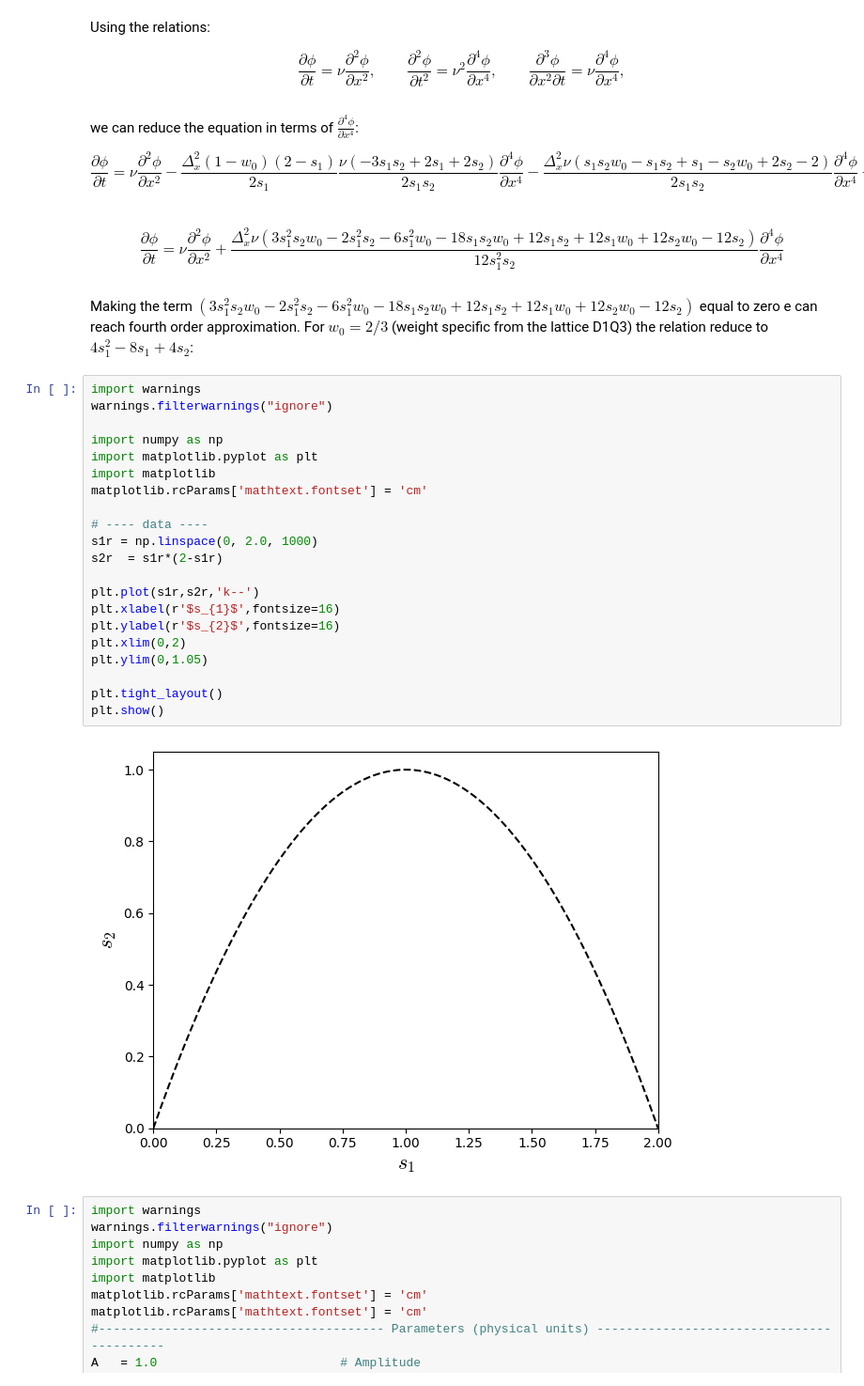
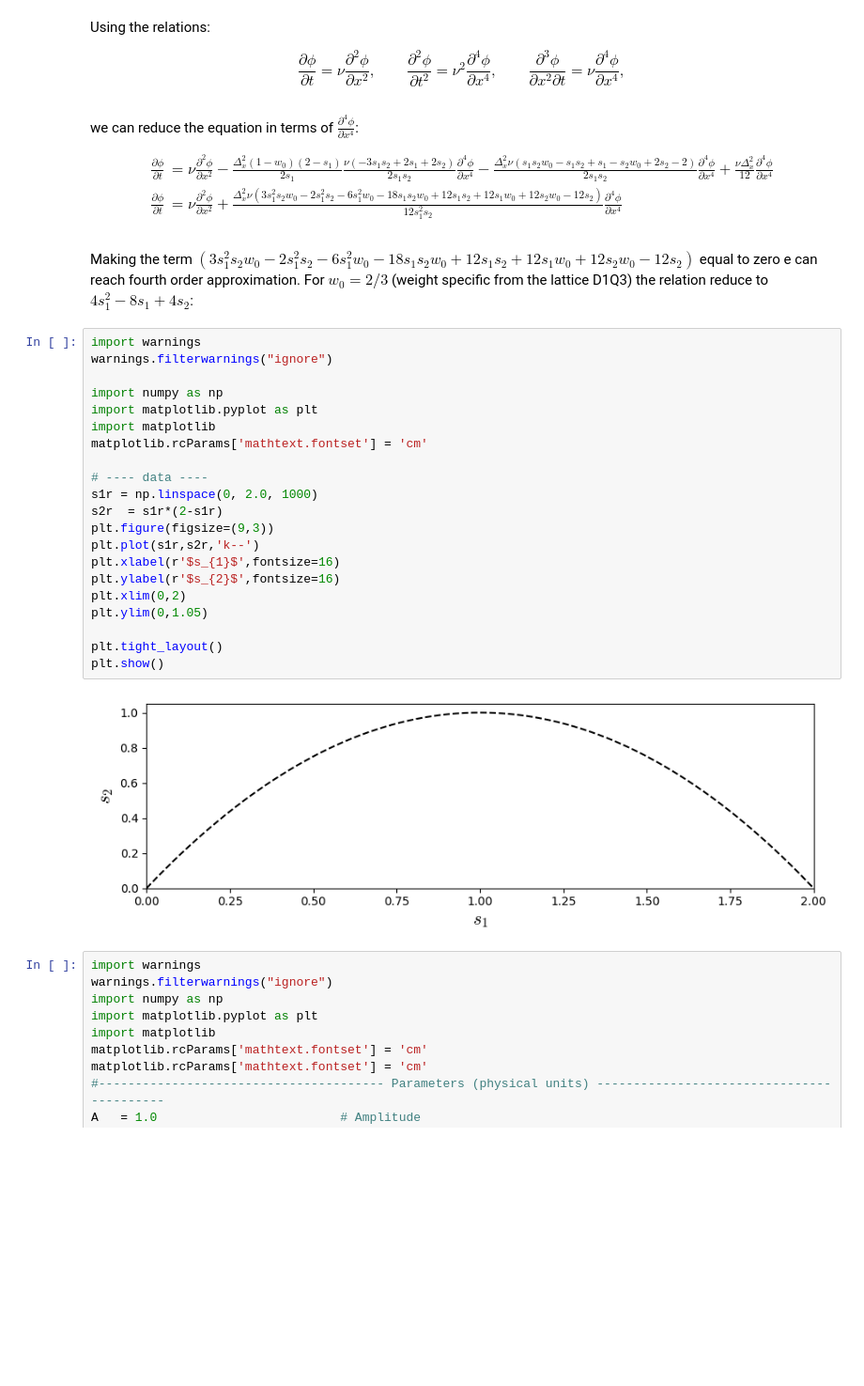
Before and after one commit to Ricardoleite/Bazarin-R.L.M.-AcademicDocumentation, a Jupyter notebook: docs/source/LBM-Study/FDM-Belloti/FDM-LBM-Diffusive.ipynb, the cells around one changed output. Shown at 94% size. Saved outputs shown, nothing was run; the diff lists cells and outputs as text; blank space fills up the shorter version.

```diff
--- a/docs/source/LBM-Study/FDM-Belloti/FDM-LBM-Diffusive.ipynb
+++ b/docs/source/LBM-Study/FDM-Belloti/FDM-LBM-Diffusive.ipynb
@@ -949,37 +954,36 @@ $$
 we can reduce the equation in terms of $\frac{\partial^{4}\phi}{\partial x^{4}}$:
 
 $$
-\frac{\partial \phi}{\partial t} = \nu\frac{\partial^{2}\phi}{\partial x^{2}} - \frac{\Delta_{x}^{2} (1-w_{0})\left(2 - s_{1}\right)}{2 s_{1} }\frac{\nu \left(- 3 s_{1} s_{2} + 2 s_{1} + 2 s_{2}\right)}{2 s_{1} s_{2}} \frac{\partial^{4}\phi}{\partial x^{4}}  - \frac{ \Delta_{x}^{2} \nu \left(s_{1} s_{2} w_{0} - s_{1} s_{2} + s_{1} - s_{2} w_{0} + 2 s_{2} - 2\right)}{2 s_{1} s_{2}} \frac{\partial^{4}\phi}{\partial x^{4}} + \frac{\nu\Delta_{x}^{2}}{12} \frac{\partial^{4}\phi}{\partial x^{4}}
+\begin{array}{rl}
+\displaystyle\frac{\partial \phi}{\partial t} & = \nu \displaystyle\frac{\partial^{2}\phi}{\partial x^{2}} - \frac{\Delta_{x}^{2} (1-w_{0})\left(2 - s_{1}\right)}{2 s_{1} }\frac{\nu \left(- 3 s_{1} s_{2} + 2 s_{1} + 2 s_{2}\right)}{2 s_{1} s_{2}} \frac{\partial^{4}\phi}{\partial x^{4}}  - \frac{ \Delta_{x}^{2} \nu \left(s_{1} s_{2} w_{0} - s_{1} s_{2} + s_{1} - s_{2} w_{0} + 2 s_{2} - 2\right)}{2 s_{1} s_{2}} \frac{\partial^{4}\phi}{\partial x^{4}} + \frac{\nu\Delta_{x}^{2}}{12} \frac{\partial^{4}\phi}{\partial x^{4}}\\
+\displaystyle\frac{\partial \phi}{\partial t} & = \nu \displaystyle\frac{\partial^{2}\phi}{\partial x^{2}} + \frac{\Delta_{x}^{2} \nu \left(3 s_{1}^{2} s_{2} w_{0} - 2 s_{1}^{2} s_{2} - 6 s_{1}^{2} w_{0} - 18 s_{1} s_{2} w_{0} + 12 s_{1} s_{2} + 12 s_{1} w_{0} + 12 s_{2} w_{0} - 12 s_{2}\right)}{12 s_{1}^{2} s_{2}} \frac{\partial^{4}\phi}{\partial x^{4}}
+\end{array}
 $$
-# %% [markdown]
-$$
-\frac{\partial \phi}{\partial t} = \nu\frac{\partial^{2}\phi}{\partial x^{2}} + \frac{\Delta_{x}^{2} \nu \left(3 s_{1}^{2} s_{2} w_{0} - 2 s_{1}^{2} s_{2} - 6 s_{1}^{2} w_{0} - 18 s_{1} s_{2} w_{0} + 12 s_{1} s_{2} + 12 s_{1} w_{0} + 12 s_{2} w_{0} - 12 s_{2}\right)}{12 s_{1}^{2} s_{2}} \frac{\partial^{4}\phi}{\partial x^{4}}
-$$
 # %% [markdown]
 Making the term $\left(3 s_{1}^{2} s_{2} w_{0} - 2 s_{1}^{2} s_{2} - 6 s_{1}^{2} w_{0} - 18 s_{1} s_{2} w_{0} + 12 s_{1} s_{2} + 12 s_{1} w_{0} + 12 s_{2} w_{0} - 12 s_{2}\right)$ equal to zero e can reach fourth order approximation. For $w_{0}=2/3$ (weight specific from the lattice D1Q3) the relation reduce to $4s_{1}^{2} -8s_{1}+4s_{2}$:
 # %%
 import warnings
 warnings.filterwarnings("ignore")
 
 import numpy as np
 import matplotlib.pyplot as plt
 import matplotlib
 matplotlib.rcParams['mathtext.fontset'] = 'cm'
 
 # ---- data ----
 s1r = np.linspace(0, 2.0, 1000)
 s2r  = s1r*(2-s1r)
-
+plt.figure(figsize=(9,3))
 plt.plot(s1r,s2r,'k--')
 plt.xlabel(r'$s_{1}$',fontsize=16)
 plt.ylabel(r'$s_{2}$',fontsize=16)
 plt.xlim(0,2)
 plt.ylim(0,1.05)
 
 plt.tight_layout()
 plt.show()
 # %% [output]
-[figure, old version]
+[figure, new version]
 # %%
 import warnings
 warnings.filterwarnings("ignore")
```
Also changed, not shown: parts of 8 cells of this notebook, 19 other files.
